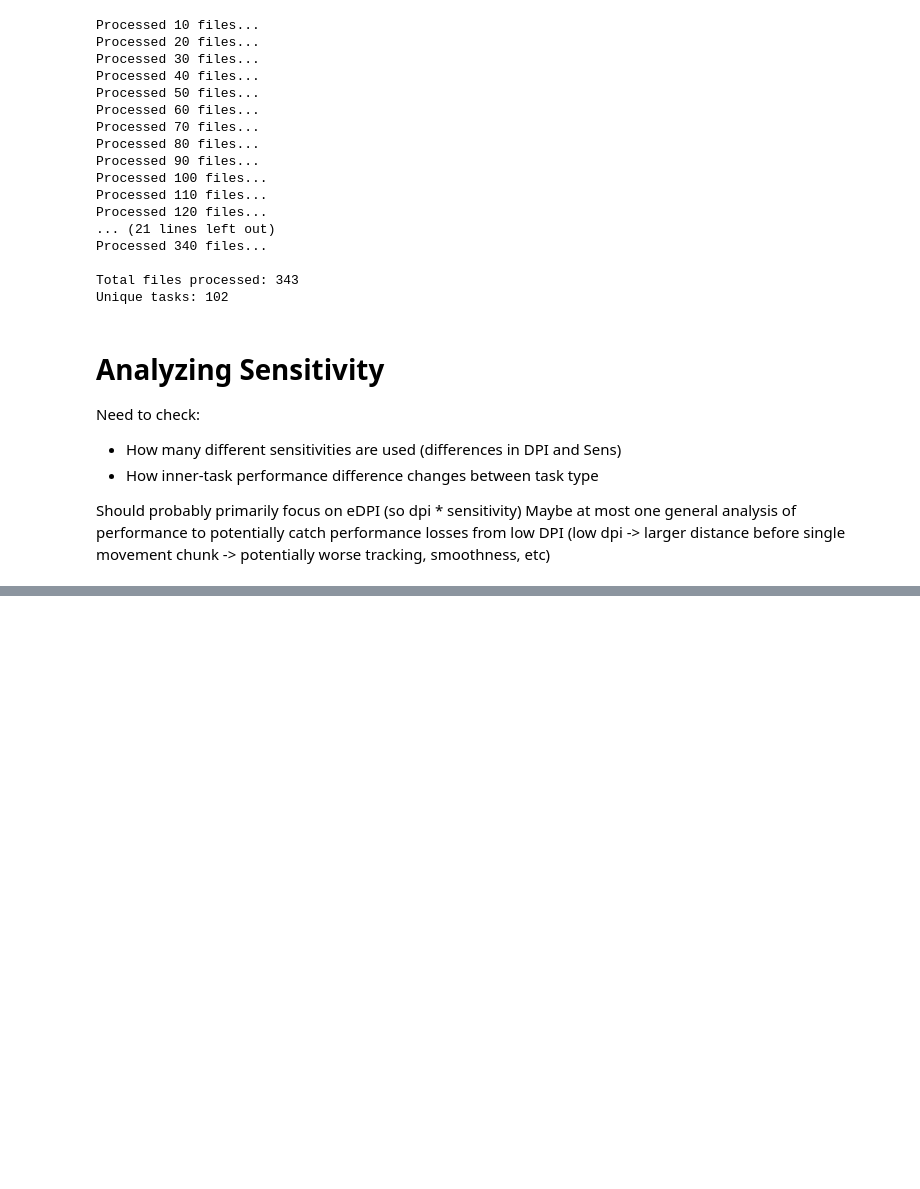
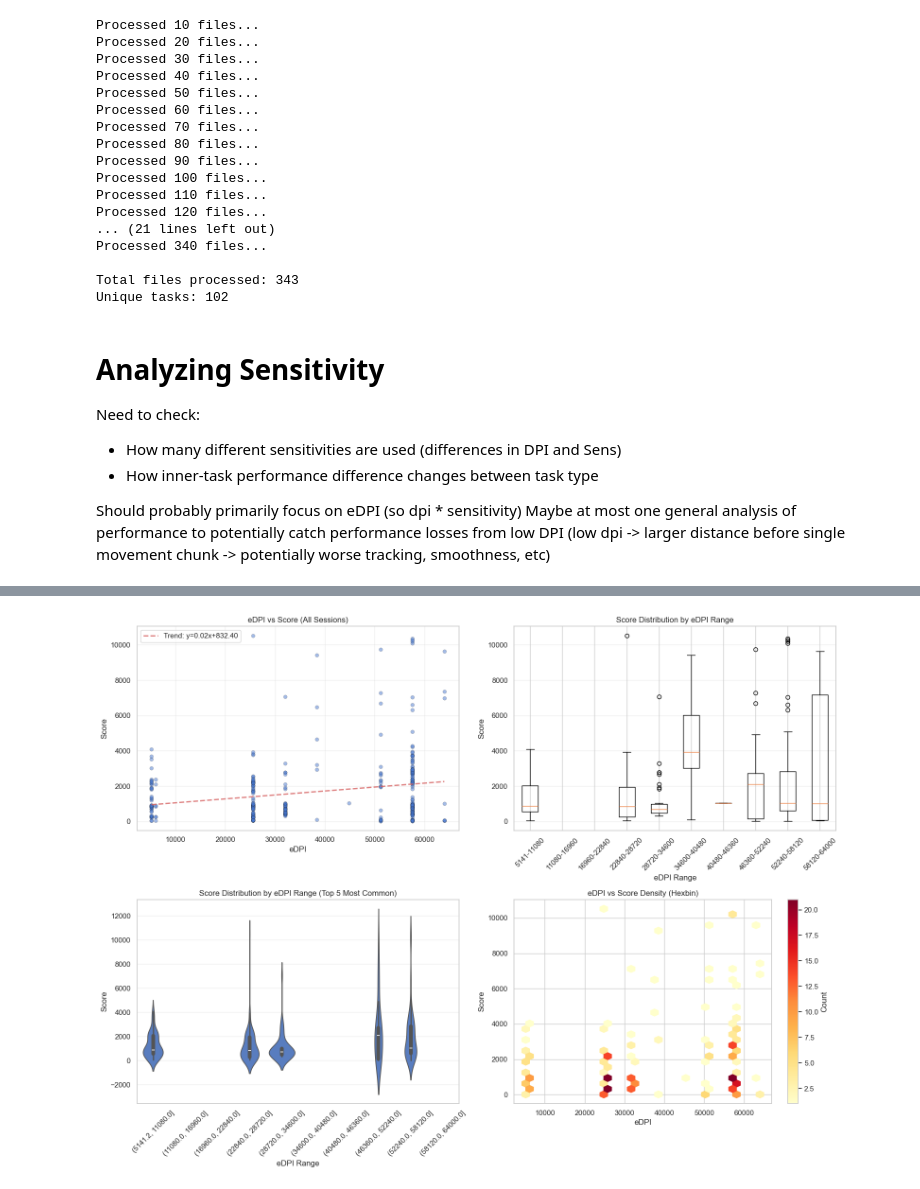
Before and after one commit to aidansmith459/KovaaKs-Data-Analysis-Companion, a Jupyter notebook: SensitivityAnalysis.ipynb, the cells around one changed output, grey strips where cells are left out. Drawn from its saved outputs; the diff is of its cells as text; code cells hidden in the pictures; blank space fills up the shorter version.

Commit message:
Began analyzing sensitivities against scores

```diff
--- a/SensitivityAnalysis.ipynb
+++ b/SensitivityAnalysis.ipynb
@@ -44,0 +216,57 @@ Maybe at most one general analysis of performance to potentially catch performan
+# %%
+# Visualization 2: eDPI vs Score relationships
+fig, axes = plt.subplots(2, 2, figsize=(16, 12))
+
+# Filter out rows with missing Score
+plot_df = sens_df.dropna(subset=['Score', 'eDPI']).copy()
+
+# 1. Scatter plot: eDPI vs Score
+axes[0, 0].scatter(plot_df['eDPI'], plot_df['Score'], alpha=0.5, s=30, edgecolors='black', linewidth=0.3)
+axes[0, 0].set_xlabel('eDPI')
+axes[0, 0].set_ylabel('Score')
+axes[0, 0].set_title('eDPI vs Score (All Sessions)')
+axes[0, 0].grid(True, alpha=0.3)
+
+# Add trend line
+z = np.polyfit(plot_df['eDPI'], plot_df['Score'], 1)
+p = np.poly1d(z)
+axes[0, 0].plot(plot_df['eDPI'].sort_values(), p(plot_df['eDPI'].sort_values()),
+                "r--", alpha=0.8, linewidth=2, label=f'Trend: y={z[0]:.2f}x+{z[1]:.2f}')
+axes[0, 0].legend()
+
+# 2. Box plot: Score by eDPI ranges
+# Create eDPI bins
+plot_df['eDPI_Bin'] = pd.cut(plot_df['eDPI'], bins=10, labels=False)
+plot_df['eDPI_Bin_Label'] = pd.cut(plot_df['eDPI'], bins=10)
+
+# Box plot
+box_data = [plot_df[plot_df['eDPI_Bin'] == i]['Score'].dropna() for i in range(10)]
+box_labels = [f"{interval.left:.0f}-{interval.right:.0f}" for interval in plot_df['eDPI_Bin_Label'].cat.categories]
+axes[0, 1].boxplot(box_data, labels=box_labels)
+axes[0, 1].set_xlabel('eDPI Range')
+axes[0, 1].set_ylabel('Score')
+axes[0, 1].set_title('Score Distribution by eDPI Range')
+axes[0, 1].tick_params(axis='x', rotation=45)
+axes[0, 1].grid(True, alpha=0.3, axis='y')
+
+# 3. Violin plot: Score distribution by eDPI ranges (top 5 most common ranges)
+top_edpi_ranges = plot_df['eDPI_Bin_Label'].value_counts().head(5).index
+plot_df_top = plot_df[plot_df['eDPI_Bin_Label'].isin(top_edpi_ranges)]
+sns.violinplot(data=plot_df_top, x='eDPI_Bin_Label', y='Score', ax=axes[1, 0])
+axes[1, 0].set_xlabel('eDPI Range')
+axes[1, 0].set_ylabel('Score')
+axes[1, 0].set_title('Score Distribution by eDPI Range (Top 5 Most Common)')
+axes[1, 0].tick_params(axis='x', rotation=45)
+axes[1, 0].grid(True, alpha=0.3, axis='y')
+
+# 4. Hexbin plot: eDPI vs Score (shows density)
+hb = axes[1, 1].hexbin(plot_df['eDPI'], plot_df['Score'], gridsize=30, cmap='YlOrRd', mincnt=1)
+axes[1, 1].set_xlabel('eDPI')
+axes[1, 1].set_ylabel('Score')
+axes[1, 1].set_title('eDPI vs Score Density (Hexbin)')
+plt.colorbar(hb, ax=axes[1, 1], label='Count')
+
+plt.tight_layout()
+plt.show()
+# %% [output]
+[figure, added]
```
Also changed, not shown: parts of 6 cells of this notebook.
